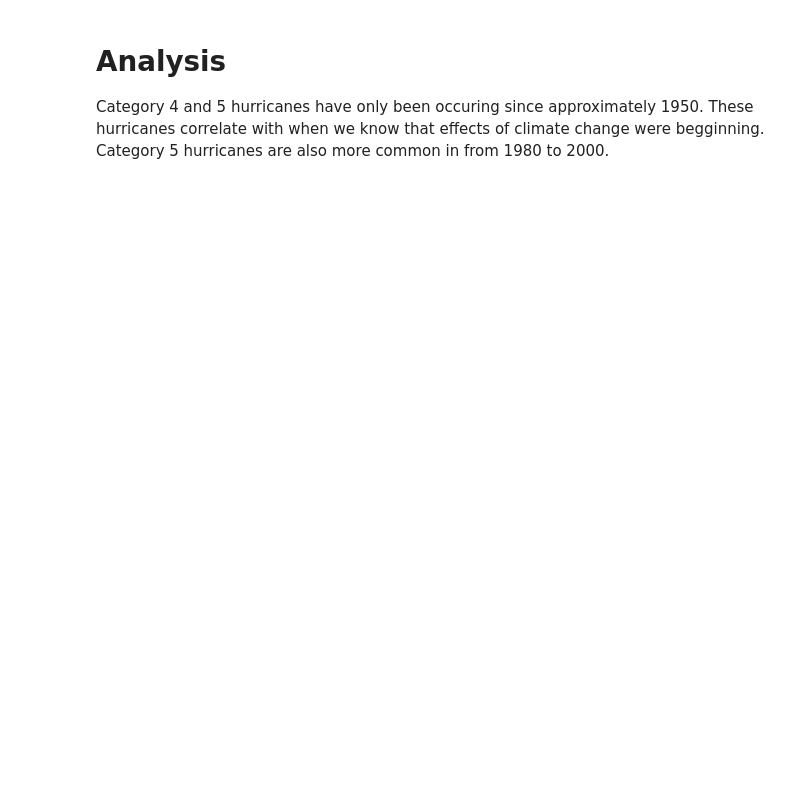
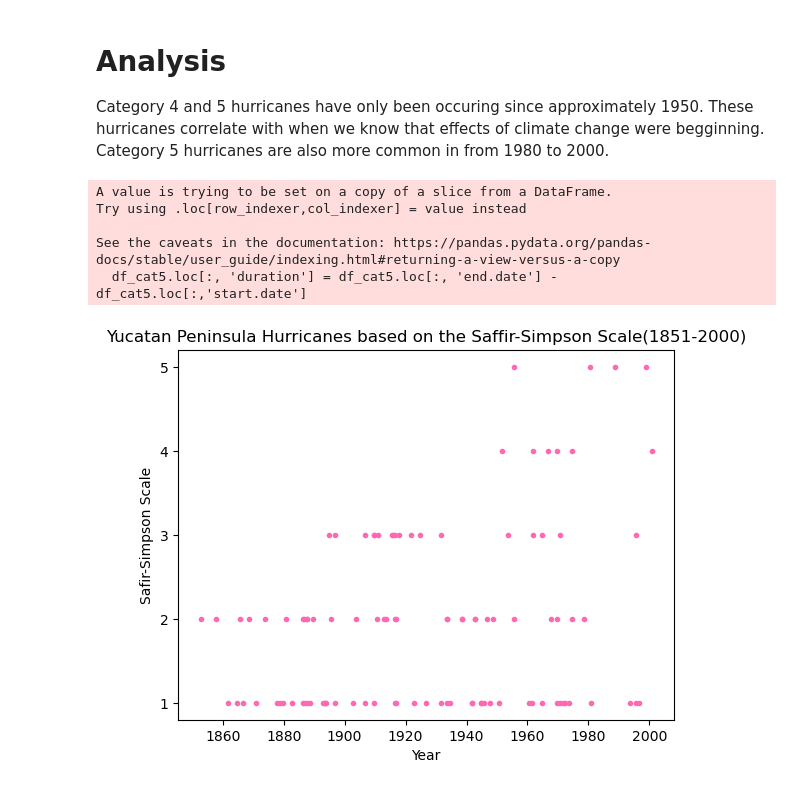
Before and after one commit to sofiiir/eds220-2025-sections, a Jupyter notebook: section4-yuc-pen-hurricanes.ipynb, the cells around one changed output. Saved outputs shown, nothing was run; the diff lists cells and outputs as text; code cells hidden in the pictures; blank space fills up the shorter version.

```diff
--- a/section4-yuc-pen-hurricanes.ipynb
+++ b/section4-yuc-pen-hurricanes.ipynb
@@ -105,13 +105,36 @@ Category 4 and 5 hurricanes have only been occuring since approximately 1950. Th
 # %%
 # Import necessary packages
 import pandas as pd
 import matplotlib.pyplot as plt
 
 # Read in data
 df = pd.read_csv('data/hf071-01-hurricanes.csv')
 
 # 1. Filter for category 5 data (get dimensions)
 df_cat5 = df[df['ss']==5]
 
+# 2. Convert start.date and end.date to datetime
+df_cat5.loc[:,'start.date'] = pd.to_datetime(df_cat5['start.date'])
+df_cat5.loc[:, 'end.date'] = pd.to_datetime(df_cat5['end.date'])
+
 # 3. Create a new column "duration"
-df_cat5.loc[:, 'duration'] = df_cat5['end.date'] - df_cat5['start.date']
+df_cat5.loc[:, 'duration'] = df_cat5.loc[:, 'end.date'] - df_cat5.loc[:,'start.date']
+
+#  Convert start.date and end.date to datetime
+df.loc[:,'start.date'] = pd.to_datetime(df['start.date'])
+df.loc[:, 'end.date'] = pd.to_datetime(df['end.date'])
+
+# Create scatter plot of
+plt.scatter('start.date', 'ss', data = df, marker = '.', color = 'hotpink')
+plt.yticks([1, 2, 3, 4, 5])
+plt.xlabel('Year')
+plt.ylabel('Safir-Simpson Scale')
+plt.title('Yucatan Peninsula Hurricanes based on the Saffir-Simpson Scale(1851-2000)')
+plt.show()
+# %% [output]
+A value is trying to be set on a copy of a slice from a DataFrame.
+Try using .loc[row_indexer,col_indexer] = value instead
+
+See the caveats in the documentation: https://pandas.pydata.org/pandas-docs/stable/user_guide/indexing.html#returning-a-view-versus-a-copy
+  df_cat5.loc[:, 'duration'] = df_cat5.loc[:, 'end.date'] - df_cat5.loc[:,'start.date']
+[figure, added]
```
Also changed, not shown: parts of 2 cells of this notebook.
